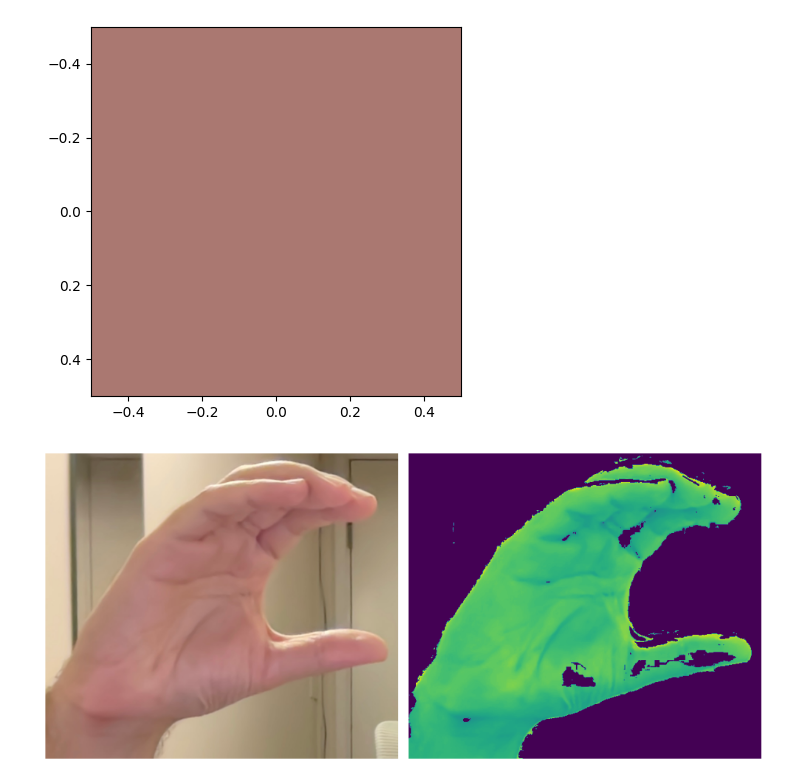
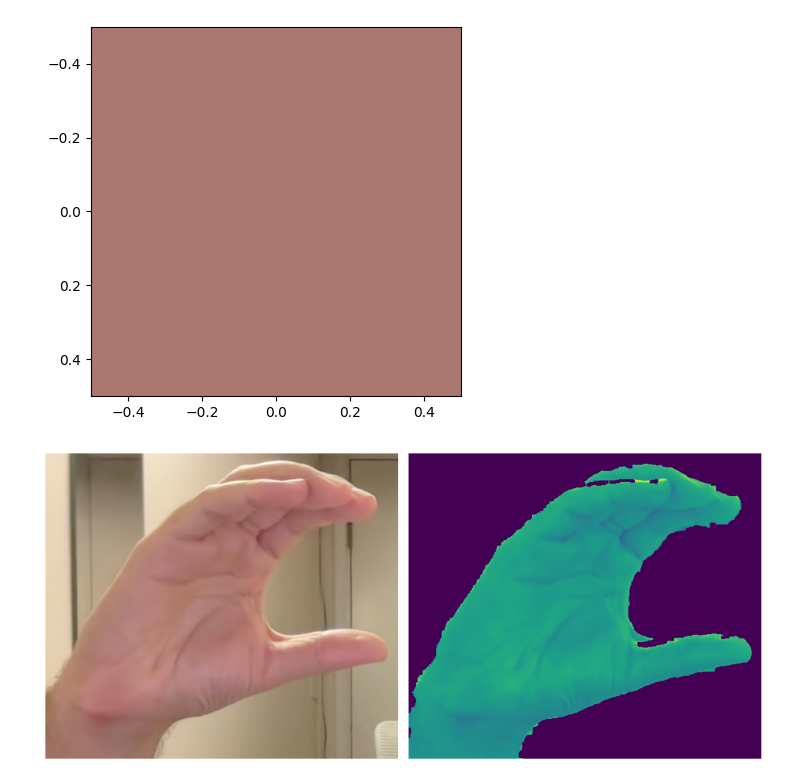
Before and after one commit to ArnavVarshney/4342-asl-recognition, a Jupyter notebook: misc/common colors.ipynb, the cells around one changed output. Saved outputs shown, nothing was run; the diff lists cells and outputs as text; code cells hidden in the pictures.

Commit message:
used largest contour for hand masking

```diff
--- a/misc/common colors.ipynb
+++ b/misc/common colors.ipynb
@@ -76,11 +76,21 @@ print(hsv)
 # %%
 lower_bound = numpy.array([hsv[0] - 10, hsv[1] - 25, hsv[2] - 50])
 upper_bound = numpy.array([hsv[0] + 10, hsv[1] + 25, hsv[2] + 50])
 
 mask = cv.inRange(cv.cvtColor(img, cv.COLOR_BGR2HSV), lower_bound, upper_bound)
+
+contours, _ = cv.findContours(mask, cv.RETR_EXTERNAL, cv.CHAIN_APPROX_SIMPLE)
+mask = numpy.zeros_like(mask)
+
+# fill largest contour with white
+cv.drawContours(mask, [max(contours, key=cv.contourArea)], -1, 255, -1)
+kernel = numpy.ones((5,5), numpy.uint8)
+mask = cv.dilate(mask, kernel, iterations=1)
+mask = cv.erode(mask, kernel, iterations=1)
+
 result = cv.bitwise_and(img, img, mask=mask)
 # convert to grayscale
 result = cv.cvtColor(result, cv.COLOR_BGR2GRAY)
 show_img_compar(img_2, result)
 # %% [output]
-[figure, old version]
+[figure, new version]
```
